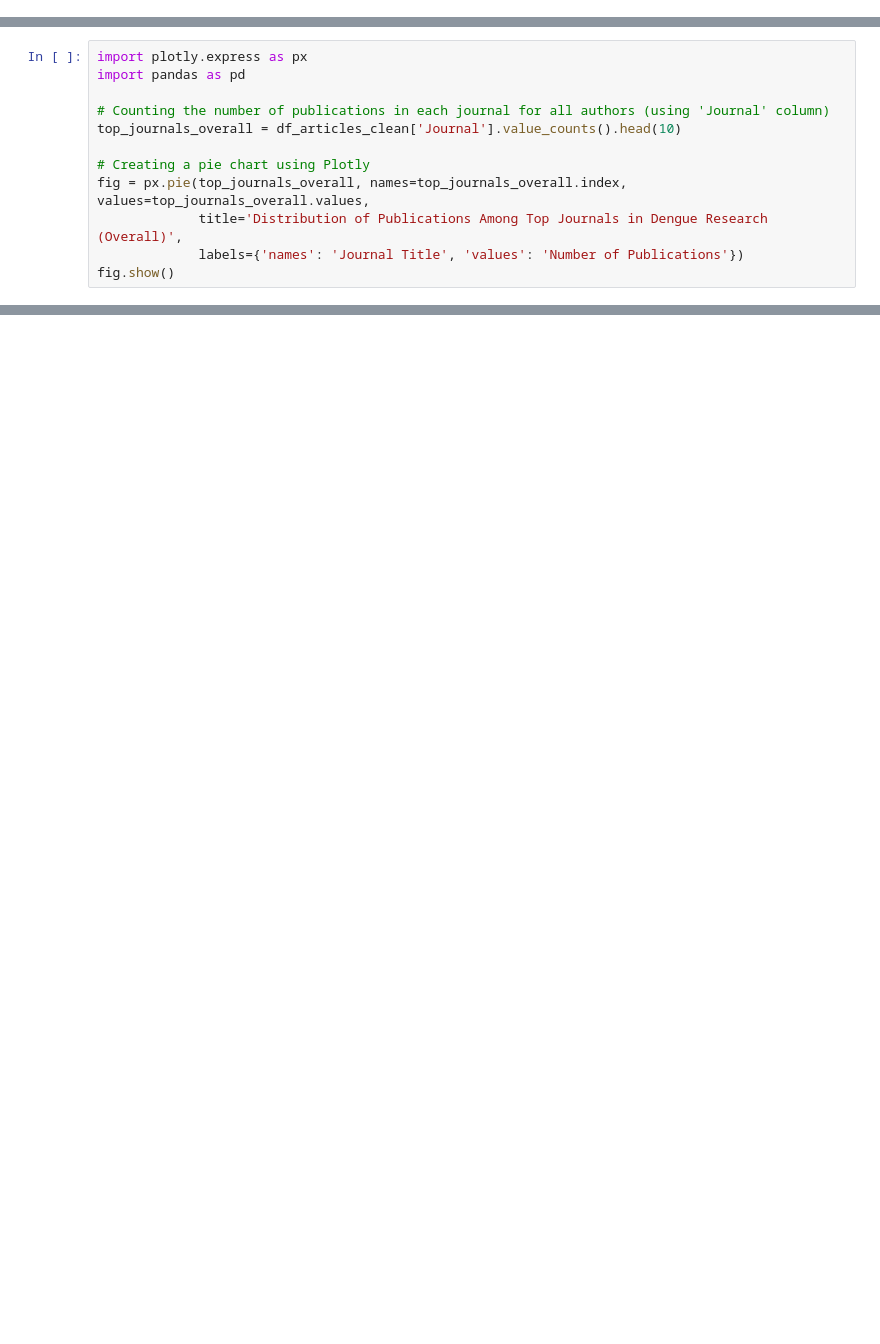
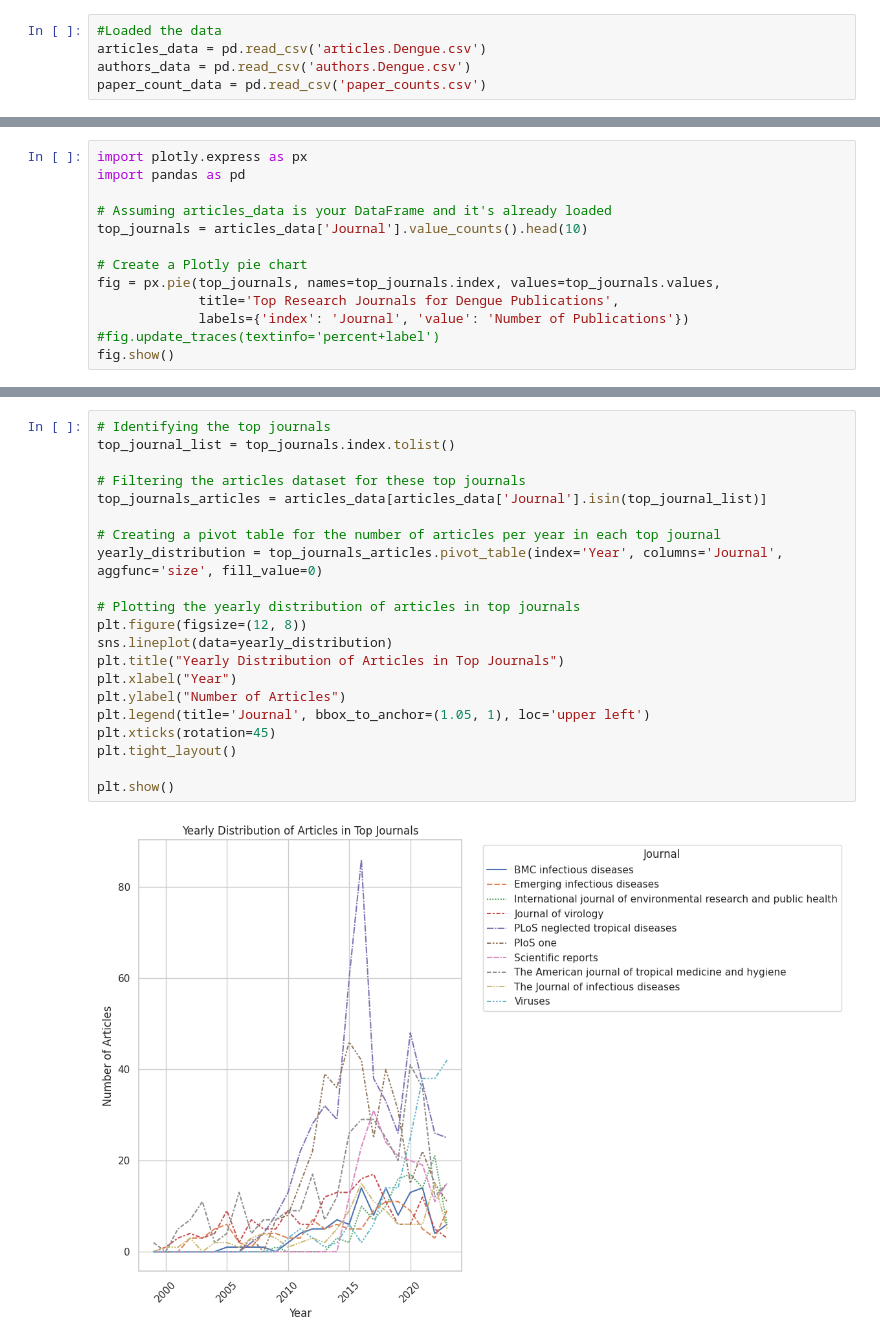
Before and after one commit to gnc506/Skills_Assessment, a Jupyter notebook: Skills_Assessment_2.ipynb, the cells around one changed output, grey strips where cells are left out. Cells and saved outputs as stored; diff of their text form; blank space fills up the shorter version.

```diff
--- a/Skills_Assessment_2.ipynb
+++ b/Skills_Assessment_2.ipynb
@@ -104,0 +259,5 @@ df_authors_clean
+# %%
+#Loaded the data
+articles_data = pd.read_csv('articles.Dengue.csv')
+authors_data = pd.read_csv('authors.Dengue.csv')
+paper_count_data = pd.read_csv('paper_counts.csv')
@@ -106,13 +359,14 @@ df_authors_clean
 import plotly.express as px
 import pandas as pd
 
-# Counting the number of publications in each journal for all authors (using 'Journal' column)
-top_journals_overall = df_articles_clean['Journal'].value_counts().head(10)
+# Assuming articles_data is your DataFrame and it's already loaded
+top_journals = articles_data['Journal'].value_counts().head(10)
 
-# Creating a pie chart using Plotly
-fig = px.pie(top_journals_overall, names=top_journals_overall.index, values=top_journals_overall.values,
-             title='Distribution of Publications Among Top Journals in Dengue Research (Overall)',
-             labels={'names': 'Journal Title', 'values': 'Number of Publications'})
+# Create a Plotly pie chart
+fig = px.pie(top_journals, names=top_journals.index, values=top_journals.values,
+             title='Top Research Journals for Dengue Publications',
+             labels={'index': 'Journal', 'value': 'Number of Publications'})
+#fig.update_traces(textinfo='percent+label')
 fig.show()
 # %% [output]
 [interactive output not drawn]
@@ -159,0 +373,23 @@ fig.show()
+# %%
+# Identifying the top journals
+top_journal_list = top_journals.index.tolist()
+
+# Filtering the articles dataset for these top journals
+top_journals_articles = articles_data[articles_data['Journal'].isin(top_journal_list)]
+
+# Creating a pivot table for the number of articles per year in each top journal
+yearly_distribution = top_journals_articles.pivot_table(index='Year', columns='Journal', aggfunc='size', fill_value=0)
+
+# Plotting the yearly distribution of articles in top journals
+plt.figure(figsize=(12, 8))
+sns.lineplot(data=yearly_distribution)
+plt.title("Yearly Distribution of Articles in Top Journals")
+plt.xlabel("Year")
+plt.ylabel("Number of Articles")
+plt.legend(title='Journal', bbox_to_anchor=(1.05, 1), loc='upper left')
+plt.xticks(rotation=45)
+plt.tight_layout()
+
+plt.show()
+# %% [output]
+[figure, added]
```
Also changed, not shown: parts of 31 cells of this notebook.
